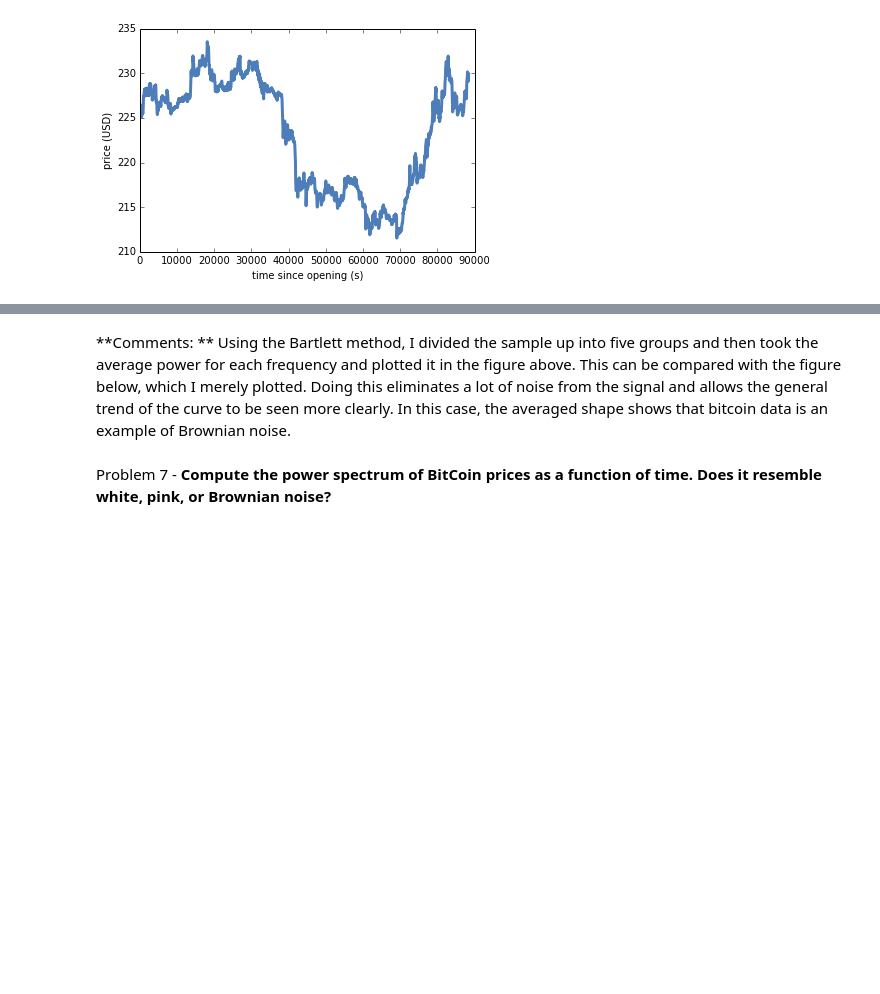
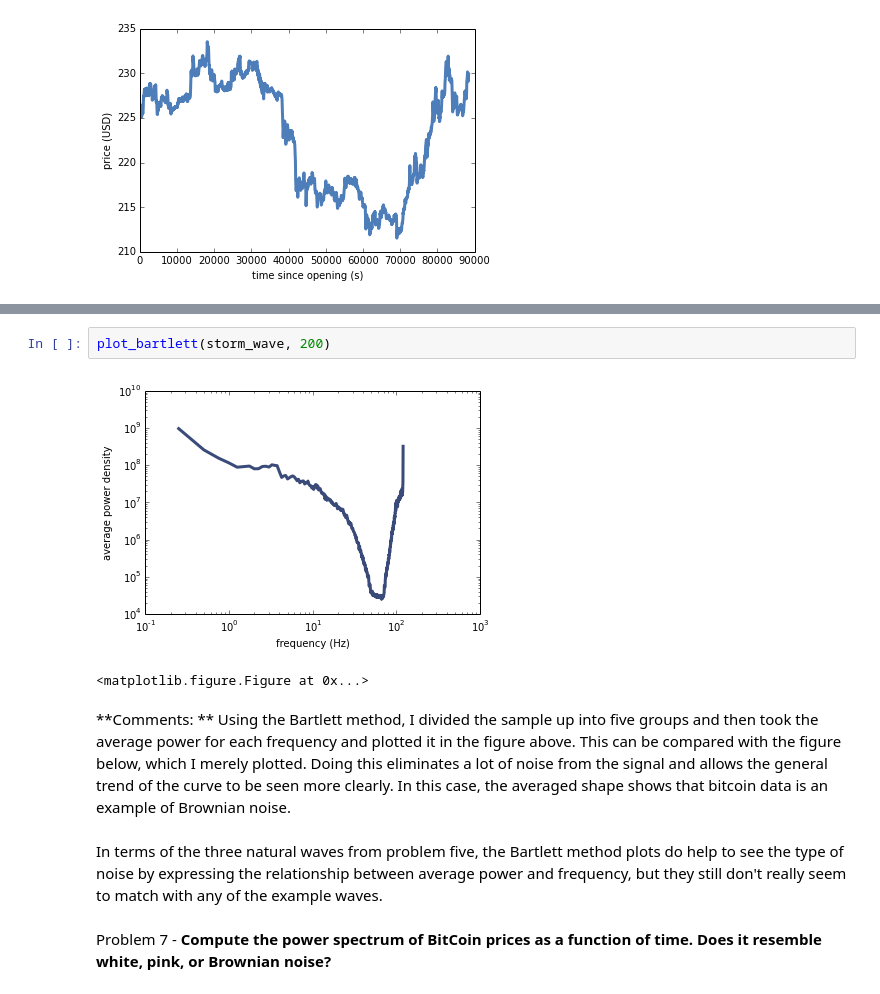
Before and after one commit to lvanderlyn/ThinkDSP, a Jupyter notebook: code/ps02.ipynb, the cells around one changed output, grey strips where cells are left out. Drawn from its saved outputs; the diff is of its cells as text; blank space fills up the shorter version.

```diff
--- a/code/ps02.ipynb
+++ b/code/ps02.ipynb
@@ -354,5 +373,12 @@ thinkplot.show(xlabel='frequency (Hz)', ylabel='average power density', xscale='
+# %%
+plot_bartlett(storm_wave, 200)
+# %% [output]
+[figure, added]
+<matplotlib.figure.Figure at 0x...>
 # %% [markdown]
 **Comments: ** Using the Bartlett method, I divided the sample up into five groups and then took the average power for each frequency and plotted it in the figure above. This can be compared with the figure below, which I merely plotted. Doing this eliminates a lot of noise from the signal and allows the general trend of the curve to be seen more clearly. In this case, the averaged shape shows that bitcoin data is an example of Brownian noise.
+# %% [markdown]
+In terms of the three natural waves from problem five, the Bartlett method plots do help to see the type of noise by expressing the relationship between average power and frequency, but they still don't really seem to match with any of the example waves.
 # %% [markdown]
 Problem 7 - **Compute the power spectrum of BitCoin prices as a function of time. Does it resemble white, pink, or Brownian noise?**
 # %%
```
Also changed, not shown: parts of 5 cells of this notebook.
